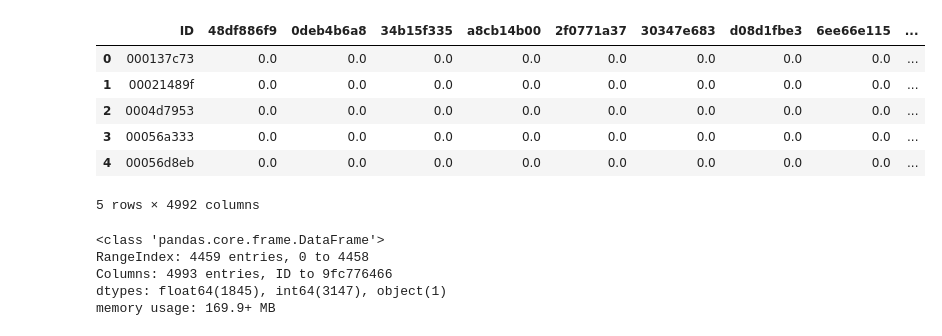
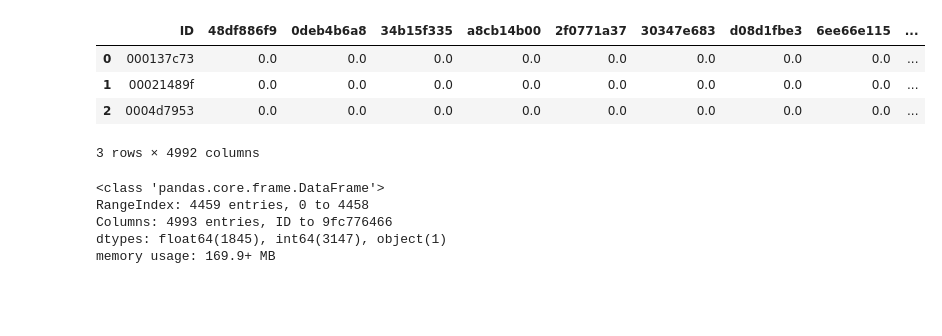
Before and after one commit to BillyGareth/Boosting-Algos---Top-11-, a Jupyter notebook: tutorial-lightgbm-xgboost-catboost-top-11.ipynb, the cells around one changed output. Saved outputs shown, nothing was run; the diff lists cells and outputs as text; code cells hidden in the pictures; blank space fills up the shorter version.

```diff
--- a/tutorial-lightgbm-xgboost-catboost-top-11.ipynb
+++ b/tutorial-lightgbm-xgboost-catboost-top-11.ipynb
@@ -77,5 +61,5 @@ Tue Apr 19 10:22:51 2022
 # %%
-train_df = pd.read_csv('../input/santander-value-prediction-challenge/train.csv')
+train_df = pd.read_csv('./train.csv')
 
 # Given the test.csv file is huge, reading which each time during development
 # takes couple of minutes - making my development process slower.
@@ -84,9 +68,9 @@ train_df = pd.read_csv('../input/santander-value-prediction-challenge/train.csv'
 
 # But in Kaggle Kernel, and before final submission
 # comment-out the above line and un-comment below line to read the full train.csv
-test_df = pd.read_csv('../input/santander-value-prediction-challenge/test.csv')
+test_df = pd.read_csv('./test.csv')
 
-train_df.head()
+train_df.head(n=3)
 # %% [output]
 |  | ID | target | 48df886f9 | 0deb4b6a8 | 34b15f335 | a8cb14b00 | 2f0771a37 | 30347e683 | d08d1fbe3 | ... |
 | 0 | 000d6aaf2 | 38000000.0 | 0.0 | 0 | 0.0 | 0 | 0 | 0 | 0 | ... |
@@ -98,13 +80,11 @@ train_df.head()
 # %%
-test_df.head()
+test_df.head(n=3)
 # %% [output]
 |  | ID | 48df886f9 | 0deb4b6a8 | 34b15f335 | a8cb14b00 | 2f0771a37 | 30347e683 | d08d1fbe3 | 6ee66e115 | ... |
 | 0 | 000137c73 | 0.0 | 0.0 | 0.0 | 0.0 | 0.0 | 0.0 | 0.0 | 0.0 | ... |
 | 1 | 00021489f | 0.0 | 0.0 | 0.0 | 0.0 | 0.0 | 0.0 | 0.0 | 0.0 | ... |
 | 2 | 0004d7953 | 0.0 | 0.0 | 0.0 | 0.0 | 0.0 | 0.0 | 0.0 | 0.0 | ... |
-| 3 | 00056a333 | 0.0 | 0.0 | 0.0 | 0.0 | 0.0 | 0.0 | 0.0 | 0.0 | ... |
-| 4 | 00056d8eb | 0.0 | 0.0 | 0.0 | 0.0 | 0.0 | 0.0 | 0.0 | 0.0 | ... |
-5 rows × 4992 columns
+3 rows × 4992 columns
 # %%
 train_df.info()
 # %% [output]
```
Also changed, not shown: parts of 2 cells of this notebook.
